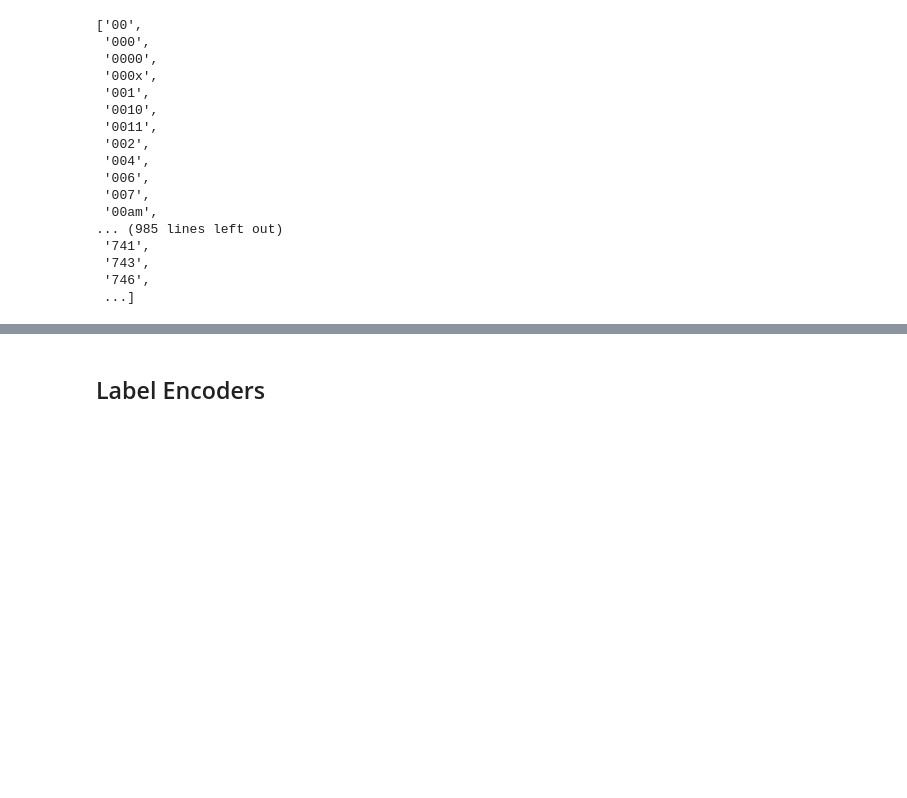
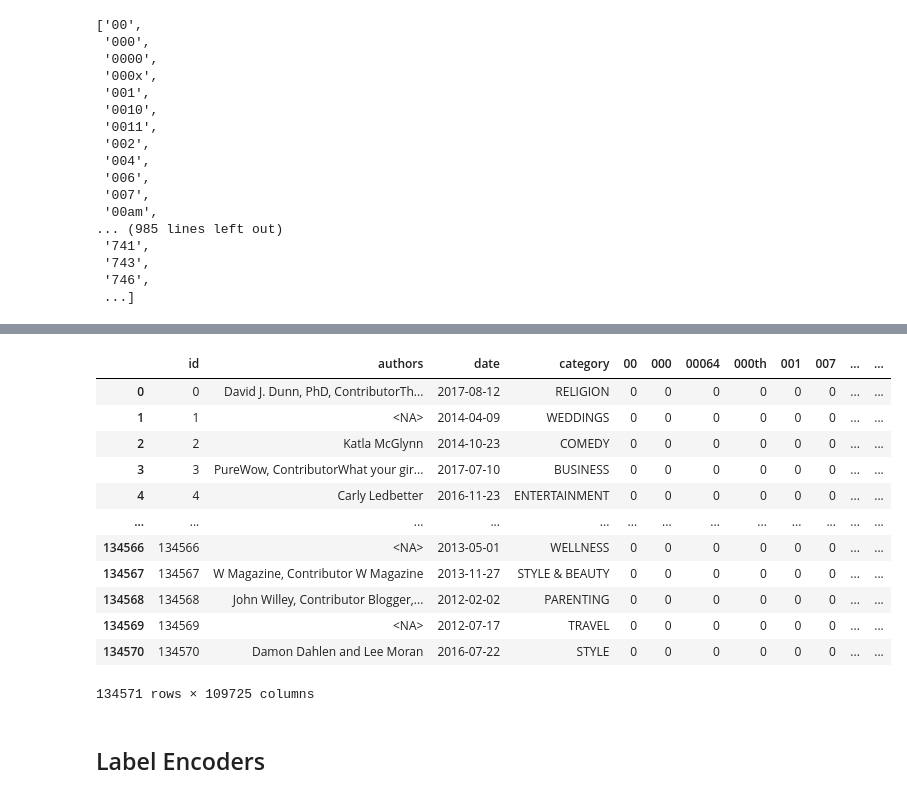
Before and after one commit to fernandasecinaro/machine-learning, a Jupyter notebook: obligatorio.ipynb, the cells around one changed output, grey strips where cells are left out. Drawn from its saved outputs; the diff is of its cells as text; code cells hidden in the pictures; blank space fills up the shorter version.

Commit message:
vectorizacion y concatenacion

```diff
--- a/obligatorio.ipynb
+++ b/obligatorio.ipynb
@@ -304,0 +348,2 @@ vectorizer2.get_feature_names()
+# %%
+df_train = pd.concat([df_train, dfHeadline, dfShortDescription], axis=1)
@@ -305,3 +366,22 @@ vectorizer2.get_feature_names()
+# %%
+# Eliminamos columnas de headline y short_description
+df_train.drop(columns=['headline', 'short_description'], inplace=True)
+# %%
+df_train
+# %% [output]
+|  | id | authors | date | category | 00 | 000 | 00064 | 000th | 001 | 007 | ... | ... |
+| 0 | 0 | David J. Dunn, PhD, ContributorTh... | 2017-08-12 | RELIGION | 0 | 0 | 0 | 0 | 0 | 0 | ... | ... |
+| 1 | 1 | <NA> | 2014-04-09 | WEDDINGS | 0 | 0 | 0 | 0 | 0 | 0 | ... | ... |
+| 2 | 2 | Katla McGlynn | 2014-10-23 | COMEDY | 0 | 0 | 0 | 0 | 0 | 0 | ... | ... |
+| 3 | 3 | PureWow, ContributorWhat your gir... | 2017-07-10 | BUSINESS | 0 | 0 | 0 | 0 | 0 | 0 | ... | ... |
+| 4 | 4 | Carly Ledbetter | 2016-11-23 | ENTERTAINMENT | 0 | 0 | 0 | 0 | 0 | 0 | ... | ... |
+| ... | ... | ... | ... | ... | ... | ... | ... | ... | ... | ... | ... | ... |
+| 134566 | 134566 | <NA> | 2013-05-01 | WELLNESS | 0 | 0 | 0 | 0 | 0 | 0 | ... | ... |
+| 134567 | 134567 | W Magazine, Contributor W Magazine | 2013-11-27 | STYLE & BEAUTY | 0 | 0 | 0 | 0 | 0 | 0 | ... | ... |
+| 134568 | 134568 | John Willey, Contributor Blogger,... | 2012-02-02 | PARENTING | 0 | 0 | 0 | 0 | 0 | 0 | ... | ... |
+| 134569 | 134569 | <NA> | 2012-07-17 | TRAVEL | 0 | 0 | 0 | 0 | 0 | 0 | ... | ... |
+| 134570 | 134570 | Damon Dahlen and Lee Moran | 2016-07-22 | STYLE | 0 | 0 | 0 | 0 | 0 | 0 | ... | ... |
+134571 rows × 109725 columns
 # %% [markdown]
 ## Label Encoders
 # %%
```
Also changed, not shown: parts of 24 cells of this notebook.
